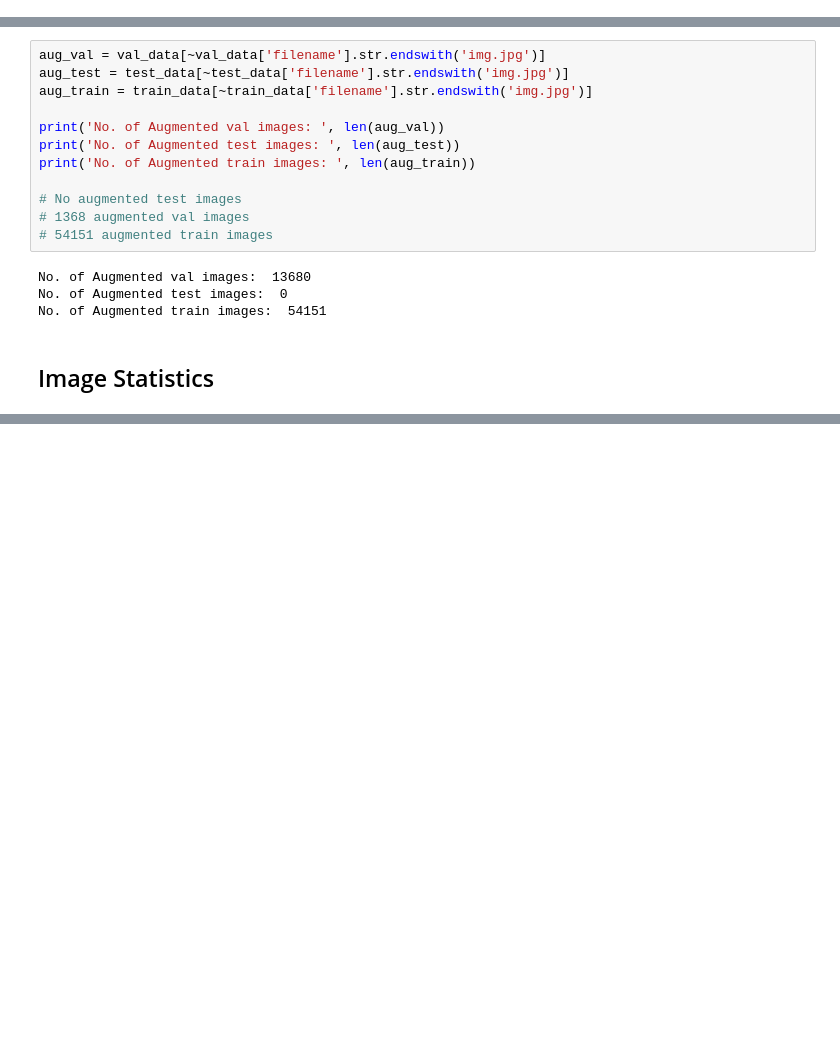
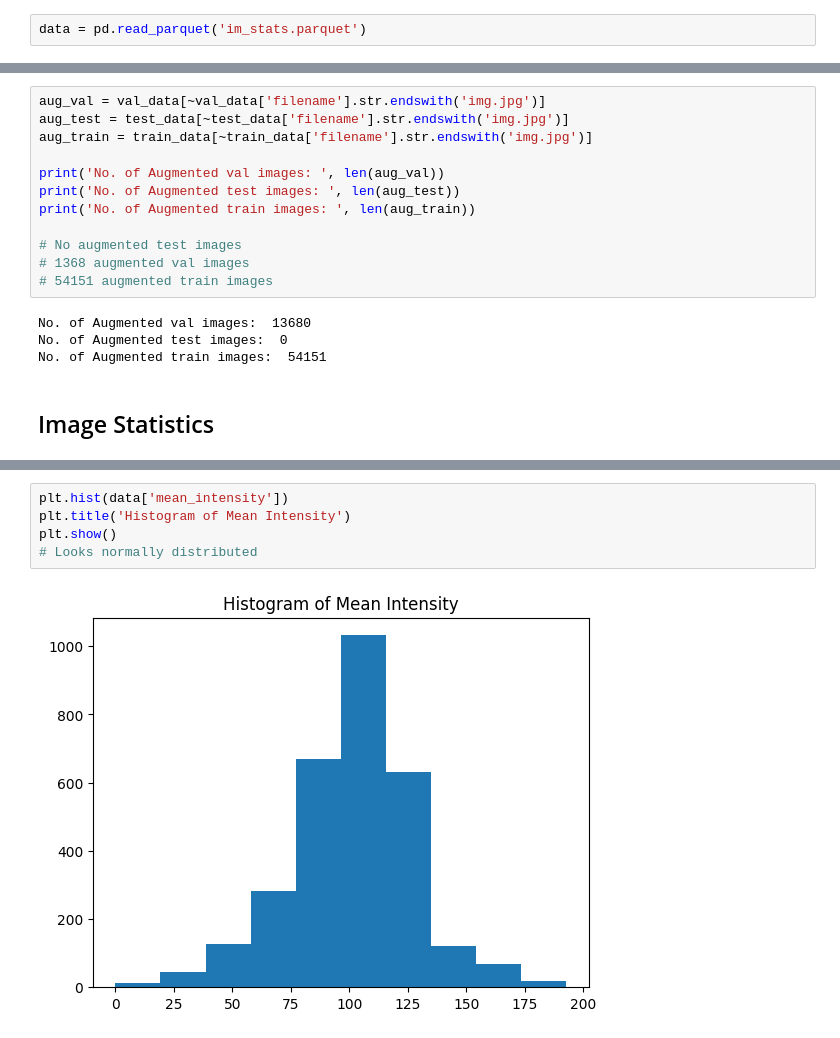
Before and after one commit to cillianmurphy45/MachineLearningCA, a Jupyter notebook: eda_cillian.ipynb, the cells around one changed output, grey strips where cells are left out. Saved outputs shown, nothing was run; the diff lists cells and outputs as text; blank space fills up the shorter version.

```diff
--- a/eda_cillian.ipynb
+++ b/eda_cillian.ipynb
@@ -131,3 +144,5 @@ data = pd.read_csv('im_stats.csv')
+# %%
+data = pd.read_parquet('im_stats.parquet')
 # %%
 data['split'].value_counts()
 # Taking only the original iamges we have, 1805 train images, 742 test and 456 val
@@ -189,0 +251,7 @@ No. of Augmented train images:  54151
+# %%
+plt.hist(data['mean_intensity'])
+plt.title('Histogram of Mean Intensity')
+plt.show()
+# Looks normally distributed
+# %% [output]
+[figure, added]
```
Also changed, not shown: parts of 85 cells of this notebook, 2 other files.
